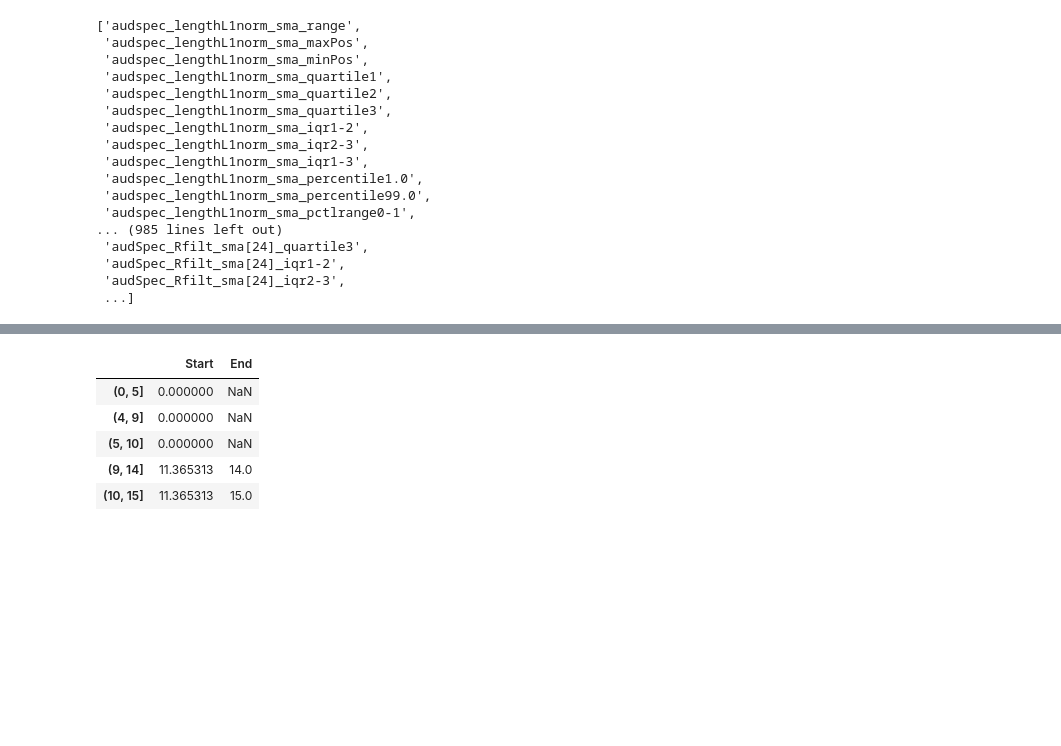
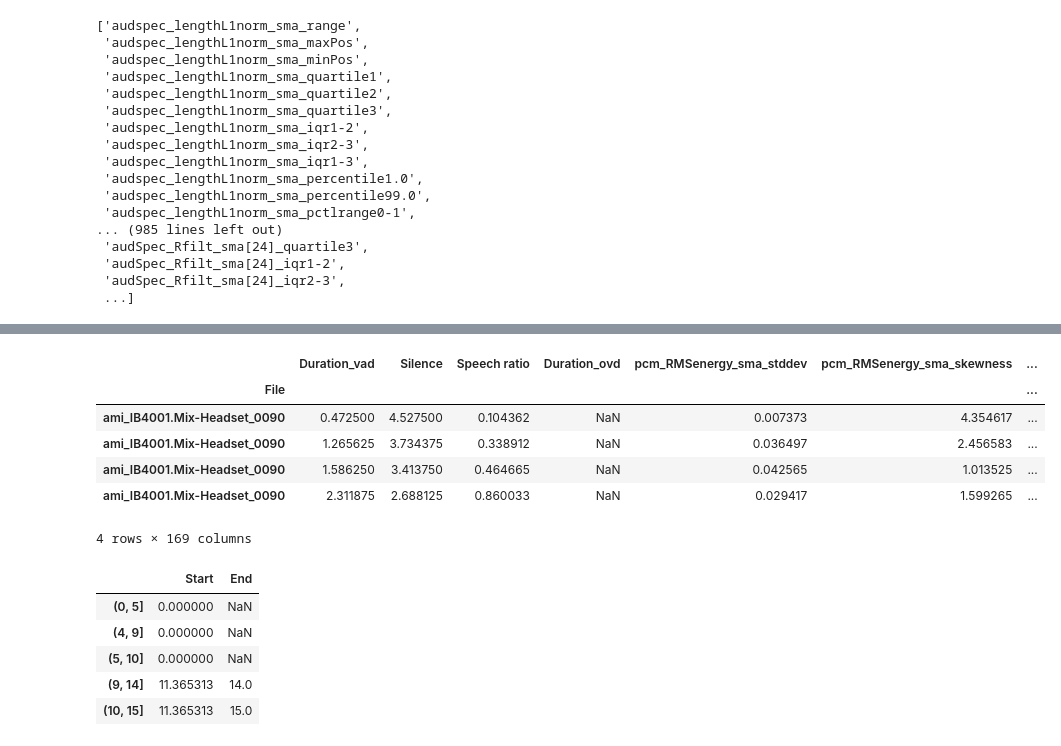
Before and after one commit to Lakebak/AudioAnalysis, a Jupyter notebook: test_notebook.ipynb, the cells around one changed output, grey strips where cells are left out. Saved outputs shown, nothing was run; the diff lists cells and outputs as text; code cells hidden in the pictures; blank space fills up the shorter version.

```diff
--- a/test_notebook.ipynb
+++ b/test_notebook.ipynb
@@ -140,3 +145,24 @@ with open("C:\\Users\\nicor\\OneDrive\\Desktop\\feat.txt", "w") as feat:
+# %%
+feat = AudioFeature()
+prosody = feat.Prosody()
+turn = feat.TurnTaking()
+# %%
+df_1 = prosody(path="E:\\PhD\\Data\\audio\\segmented\\ami\\ami_IB4001.Mix-Headset_0090.wav",
+               sr=44100,
+               frame_length=220500,
+               hop_factor=176400)
+df_2 = turn(path="E:\\PhD\\Data\\audio\\segmented\\ami\\ami_IB4001.Mix-Headset_0090.wav")
+# %%
+df = feat(df_2, df_1)
+df
+# %% [output]
+|  | Duration_vad | Silence | Speech ratio | Duration_ovd | pcm_RMSenergy_sma_stddev | pcm_RMSenergy_sma_skewness | ... |
+| File |  |  |  |  |  |  | ... |
+| ami_IB4001.Mix-Headset_0090 | 0.472500 | 4.527500 | 0.104362 | NaN | 0.007373 | 4.354617 | ... |
+| ami_IB4001.Mix-Headset_0090 | 1.265625 | 3.734375 | 0.338912 | NaN | 0.036497 | 2.456583 | ... |
+| ami_IB4001.Mix-Headset_0090 | 1.586250 | 3.413750 | 0.464665 | NaN | 0.042565 | 1.013525 | ... |
+| ami_IB4001.Mix-Headset_0090 | 2.311875 | 2.688125 | 0.860033 | NaN | 0.029417 | 1.599265 | ... |
+4 rows × 169 columns
 # %%
 postprocessed_df = pd.DataFrame(index=time_samples)
 for start, end in zip(vad.Start, vad.End):
```
Also changed, not shown: parts of 1 cell of this notebook, 19 other files.
